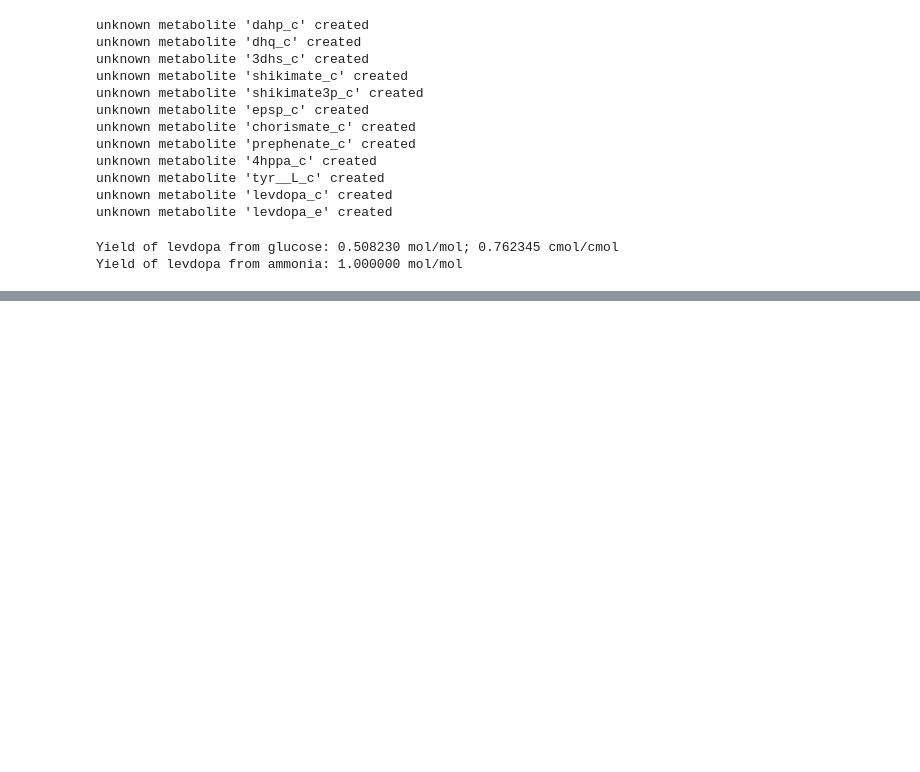
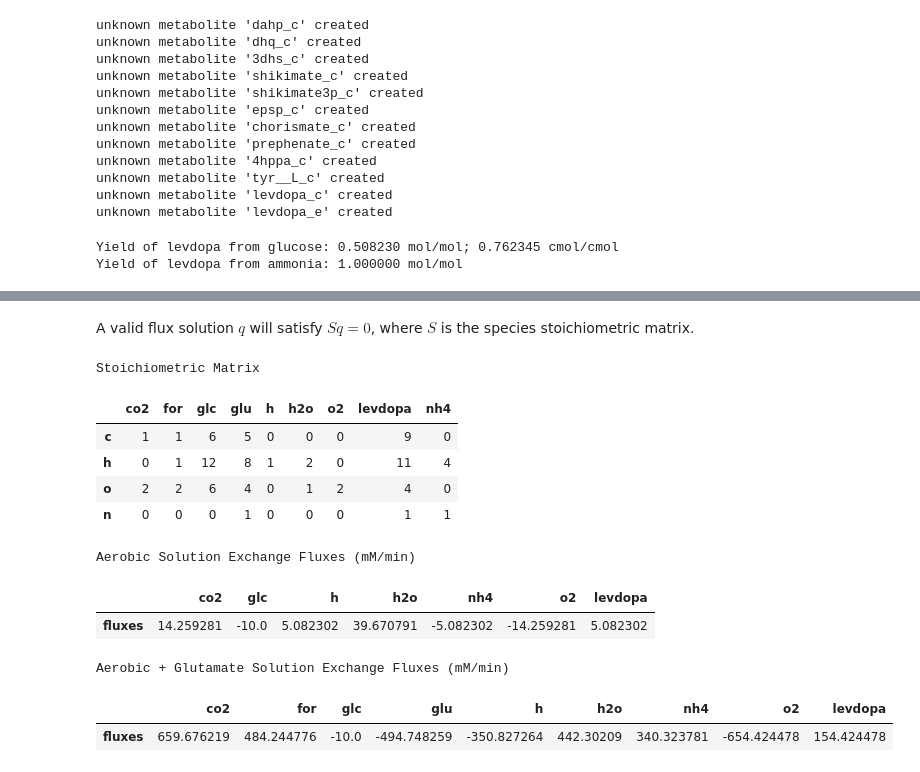
Before and after one commit to russell-stewart/levdopa_synthesis, a Jupyter notebook: presentation.ipynb, the cells around one changed output, grey strips where cells are left out. Drawn from its saved outputs; the diff is of its cells as text; code cells hidden in the pictures; blank space fills up the shorter version.

```diff
--- a/presentation.ipynb
+++ b/presentation.ipynb
@@ -213,0 +265,46 @@ Yield of levdopa from ammonia: 1.000000 mol/mol
+# %% [markdown]
+A valid flux solution $q$ will satisfy $Sq=0$, where $S$ is the species stoichiometric matrix.
+# %%
+%matplotlib inline
+import pandas as pd
+import numpy as np
+import matplotlib.pyplot as plt
+import re
+#Read in csv
+solution = pd.read_csv('FBA_results/aerobic.csv' , index_col = 0)
+solution_glu = pd.read_csv('FBA_results/aerobic_glutamate.csv' , index_col = 0)
+#Extract the exchange fluxes
+solution_exchanges = solution[solution.index.str.contains('EX_')]
+solution_glu_exchanges = solution_glu[solution_glu.index.str.contains('EX_')]
+#FBA returned some fluxes that are near-zero but not zero because of double roundoff errors.
+solution_exchanges = solution_exchanges.query('abs(fluxes) > .0000000001')
+solution_glu_exchanges = solution_glu_exchanges.query('abs(fluxes) > .0000000001')
+#Convert the indexes into just the species name, without EX_ or _e
+solution_index = [re.search(r"_[^_]+_{1}",i).group() for i in solution_exchanges.index]
+solution_index = [i[1:len(i)-1] for i in solution_index]
+solution_exchanges.index = solution_index
+solution_glu_index = [re.search(r"_[^_]+_{1}",i).group() for i in solution_glu_exchanges.index]
+solution_glu_index = [i[1:len(i)-1] for i in solution_glu_index]
+solution_glu_exchanges.index = solution_glu_index
+#Read in stoichiometries of our exchanged metabolites
+S = pd.read_excel('exchange_stoichiometries.xls' , index_col = 0)
+# %%
+print('Stoichiometric Matrix')
+display(S)
+print('Aerobic Solution Exchange Fluxes (mM/min)')
+display(solution_exchanges.T)
+print('Aerobic + Glutamate Solution Exchange Fluxes (mM/min)')
+display(solution_glu_exchanges.T)
+# %% [output]
+Stoichiometric Matrix
+|  | co2 | for | glc | glu | h | h2o | o2 | levdopa | nh4 |
+| c | 1 | 1 | 6 | 5 | 0 | 0 | 0 | 9 | 0 |
+| h | 0 | 1 | 12 | 8 | 1 | 2 | 0 | 11 | 4 |
+| o | 2 | 2 | 6 | 4 | 0 | 1 | 2 | 4 | 0 |
+| n | 0 | 0 | 0 | 1 | 0 | 0 | 0 | 1 | 1 |
+Aerobic Solution Exchange Fluxes (mM/min)
+|  | co2 | glc | h | h2o | nh4 | o2 | levdopa |
+| fluxes | 14.259281 | -10.0 | 5.082302 | 39.670791 | -5.082302 | -14.259281 | 5.082302 |
+Aerobic + Glutamate Solution Exchange Fluxes (mM/min)
+|  | co2 | for | glc | glu | h | h2o | nh4 | o2 | levdopa |
+| fluxes | 659.676219 | 484.244776 | -10.0 | -494.748259 | -350.827264 | 442.30209 | 340.323781 | -654.424478 | 154.424478 |
```
Also changed, not shown: parts of 18 cells of this notebook, 6 other files.
